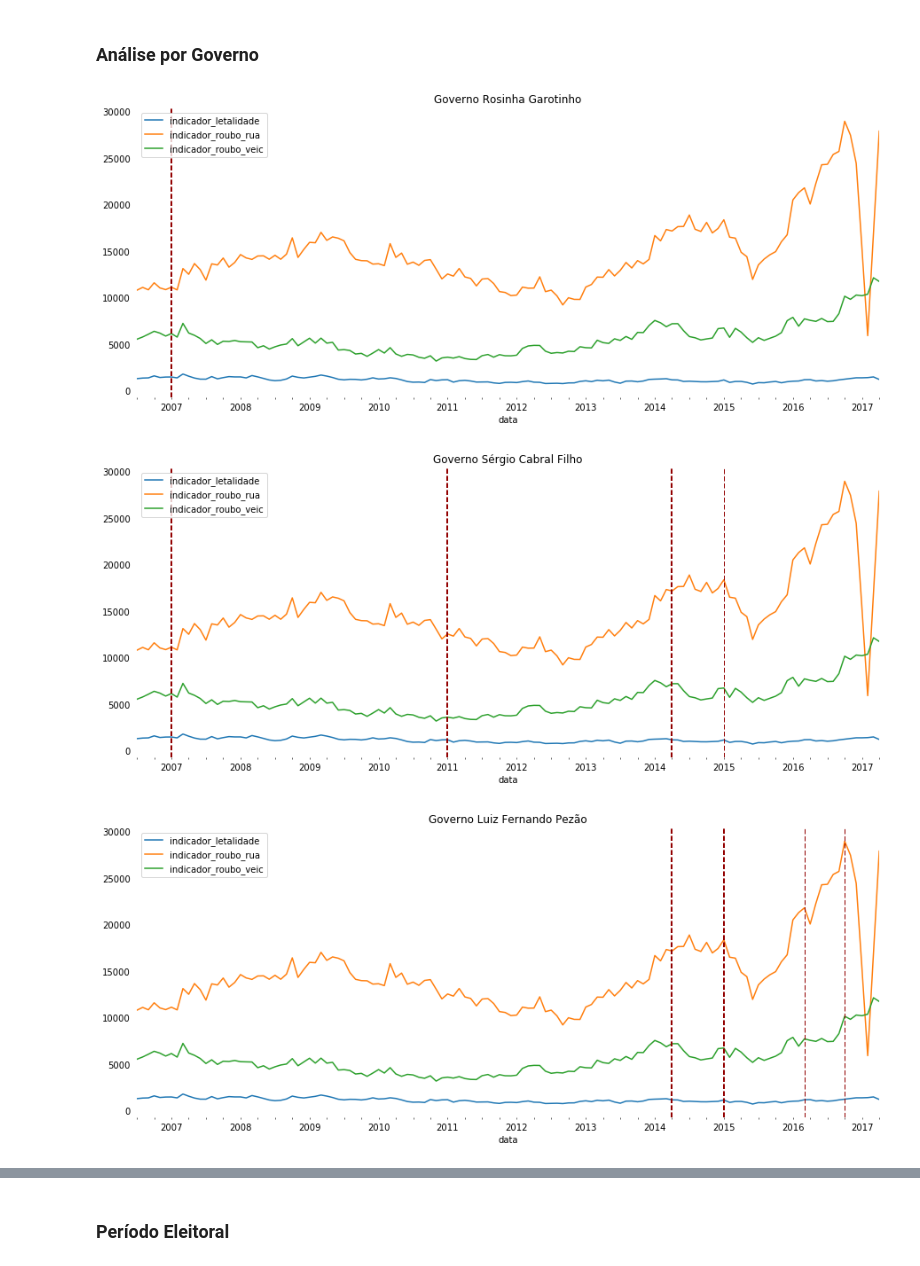
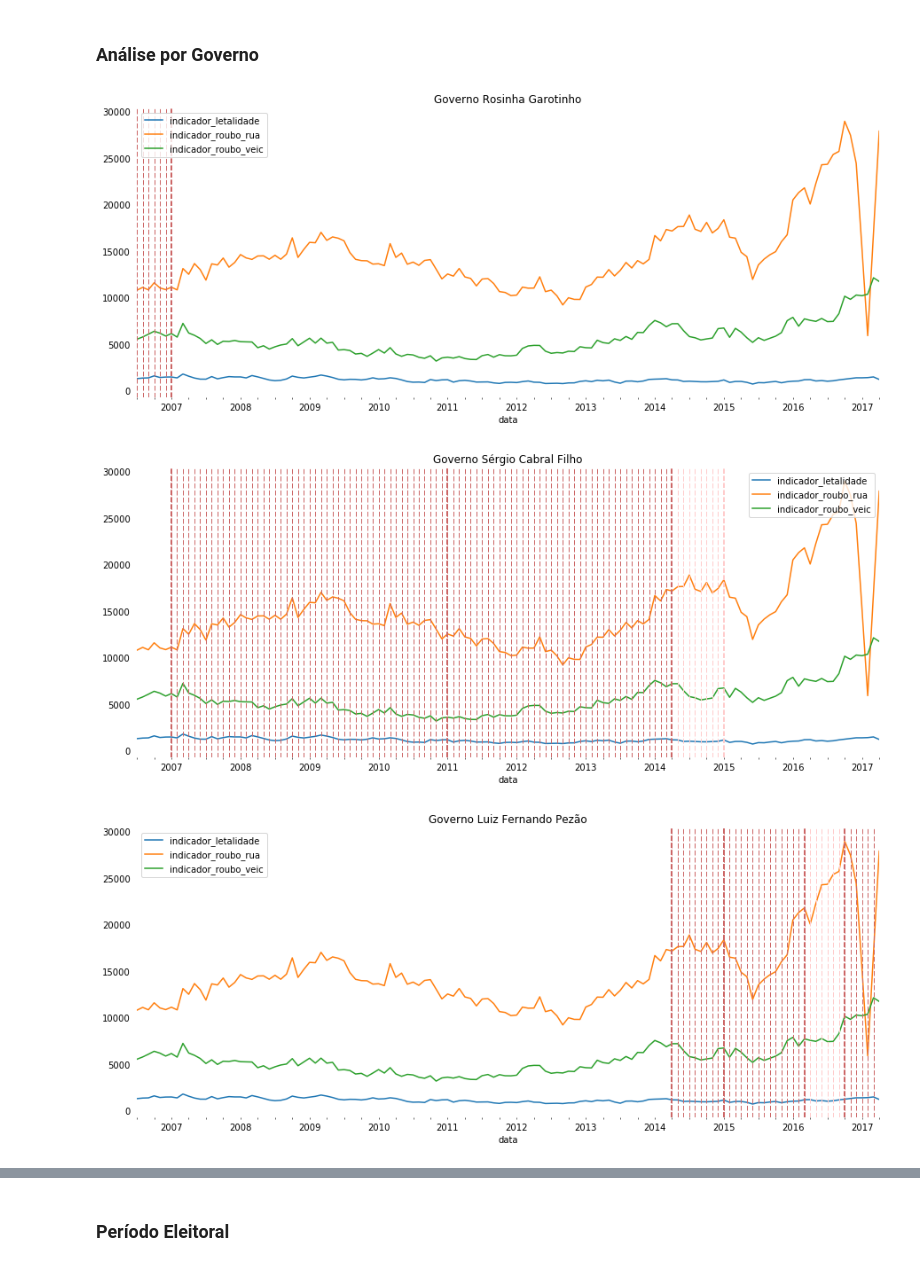
Before and after one commit to danielesteves/rjseg, a Jupyter notebook: RioSeg.ipynb, the cells around one changed output, grey strips where cells are left out. Saved outputs shown, nothing was run; the diff lists cells and outputs as text; code cells hidden in the pictures.

```diff
--- a/RioSeg.ipynb
+++ b/RioSeg.ipynb
@@ -187,6 +187,14 @@ data_per100k[data_per100k['vano'] == 2016].groupby(['CISP','munic']).sum().sort_
 data_per100k.to_csv('export/data_per100k.csv')
 # %% [markdown]
 ## Análise
+# %%
+import datetime as dt
+def mark_period(init, end, color, style="--", width=1, interval=29):
+    ax.axvline(init, color=color, linestyle=style, lw=width + 1)
+    ax.axvline(end, color=color, linestyle=style, lw=width + 1)
+    for i in range((end - init).days):
+        if(i % interval == 0):
+            ax.axvline(init + dt.timedelta(days=i), color=color, linestyle=style, lw=1)
 # %% [markdown]
 ### Análise por Governo
 # %%
@@ -196,7 +204,8 @@ data_per100k.groupby(['data']).sum()[['indicador_letalidade','indicador_roubo_ru
 ax = plt.gca()
 
 #GOVERNO
-ax.axvline(pd.to_datetime('2007-01-1'), color='#920000', linestyle='--', lw=2)
+#ax.axvline(pd.to_datetime('2007-01-1'), color='#920000', linestyle='--', lw=2)
+mark_period(dt.datetime(2003,1,1), dt.datetime(2007,1,1), '#CC6666')
 
 plt.tick_params(bottom='off', top='off', left='off', right='off')
 for spine in ax.spines:
@@ -205,36 +214,40 @@ ax.set_title('Governo Rosinha Garotinho')
 ax.legend(loc='upper left')
 plt.show()
 # %% [output]
-[figure, old version]
+[figure, new version]
 # %%
 #Governo Cabral
 data_per100k.groupby(['data']).sum()[['indicador_letalidade','indicador_roubo_rua','indicador_roubo_veic']].plot(figsize=(15,6))
 ax = plt.gca()
 
 #GOVERNO
-ax.axvline(pd.to_datetime('2007-01-1'), color='#920000', linestyle='--', lw=2)
-ax.axvline(pd.to_datetime('2011-01-1'), color='#920000', linestyle='--', lw=2)
-ax.axvline(pd.to_datetime('2014-04-3'), color='#920000', linestyle='--', lw=2)
-ax.axvline(pd.to_datetime('2015-01-1'), color='#920000', linestyle='--', lw=1)
-
+mark_period(dt.datetime(2007,1,1), dt.datetime(2011,1,1), '#CC6666')
+mark_period(dt.datetime(2014,4,4), dt.datetime(2015,1,1), '#FFCCCC')
+mark_period(dt.datetime(2011,1,1), dt.datetime(2014,4,3), '#CC6666')
 
 plt.tick_params(bottom='off', top='off', left='off', right='off')
 for spine in ax.spines:
     ax.spines[spine].set_visible(False)
 ax.set_title('Governo Sérgio Cabral Filho')
 plt.show()
 # %% [output]
-[figure, old version]
+[figure, new version]
 # %%
 #Governo Luiz Fernando Pezão
 data_per100k.groupby(['data']).sum()[['indicador_letalidade','indicador_roubo_rua','indicador_roubo_veic']].plot(figsize=(15,6))
 ax = plt.gca()
 
 #GOVERNO
-ax.axvline(pd.to_datetime('2014-04-3'), color='#920000', linestyle='--', lw=2)
-ax.axvline(pd.to_datetime('2015-01-1'), color='#920000', linestyle='--', lw=2)
-ax.axvline(pd.to_datetime('2016-03-28'), color='#920000', linestyle='--', lw=1)
-ax.axvline(pd.to_datetime('2016-10-31'), color='#920000', linestyle='--', lw=1)
+ax.axvline(pd.to_datetime('2014-04-3'), color='#CC6666', linestyle='--', lw=2)
+ax.axvline(pd.to_datetime('2015-01-1'), color='#CC6666', linestyle='--', lw=2)
+ax.axvline(pd.to_datetime('2016-03-28'), color='#CC6666', linestyle='--', lw=1)
+ax.axvline(pd.to_datetime('2016-10-31'), color='#CC6666', linestyle='--', lw=1)
+
+mark_period(dt.datetime(2016,3,28), dt.datetime(2016,10,31), '#FFCCCC')
+mark_period(dt.datetime(2014,4,3), dt.datetime(2015,1,1), '#CC6666')
+mark_period(dt.datetime(2015,1,1), dt.datetime(2016,3,28), '#CC6666')
+mark_period(dt.datetime(2016,10,31), dt.datetime.now(), '#CC6666')
+
 
 plt.tick_params(bottom='off', top='off', left='off', right='off')
 for spine in ax.spines:
@@ -242,7 +255,7 @@ for spine in ax.spines:
 ax.set_title('Governo Luiz Fernando Pezão')
 plt.show()
 # %% [output]
-[figure, old version]
+[figure, new version]
 # %%
 data_per100k.groupby(['data']).sum()[['indicador_letalidade','indicador_roubo_rua','indicador_roubo_veic']].plot(figsize=(15,6))
 
```
Also changed, not shown: parts of 3 cells of this notebook.
